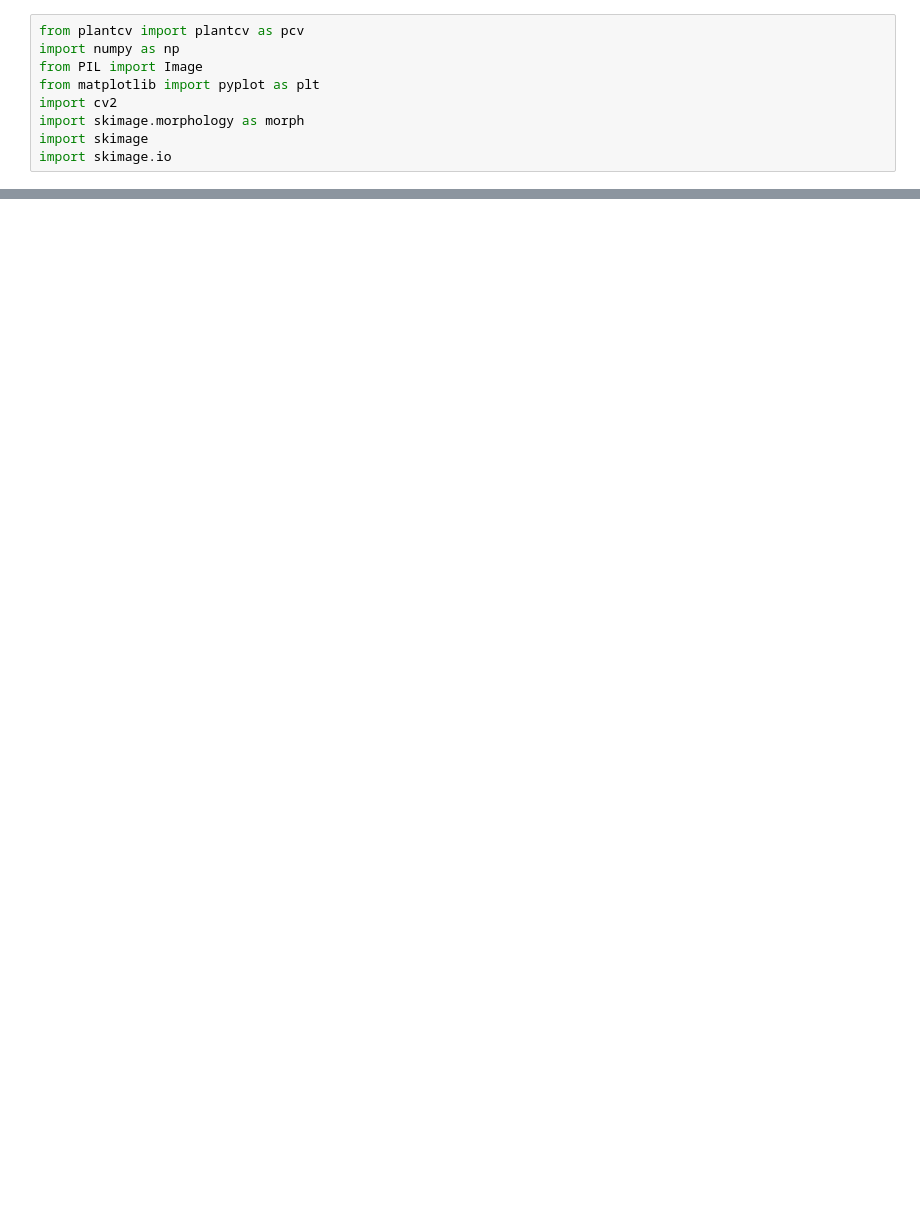
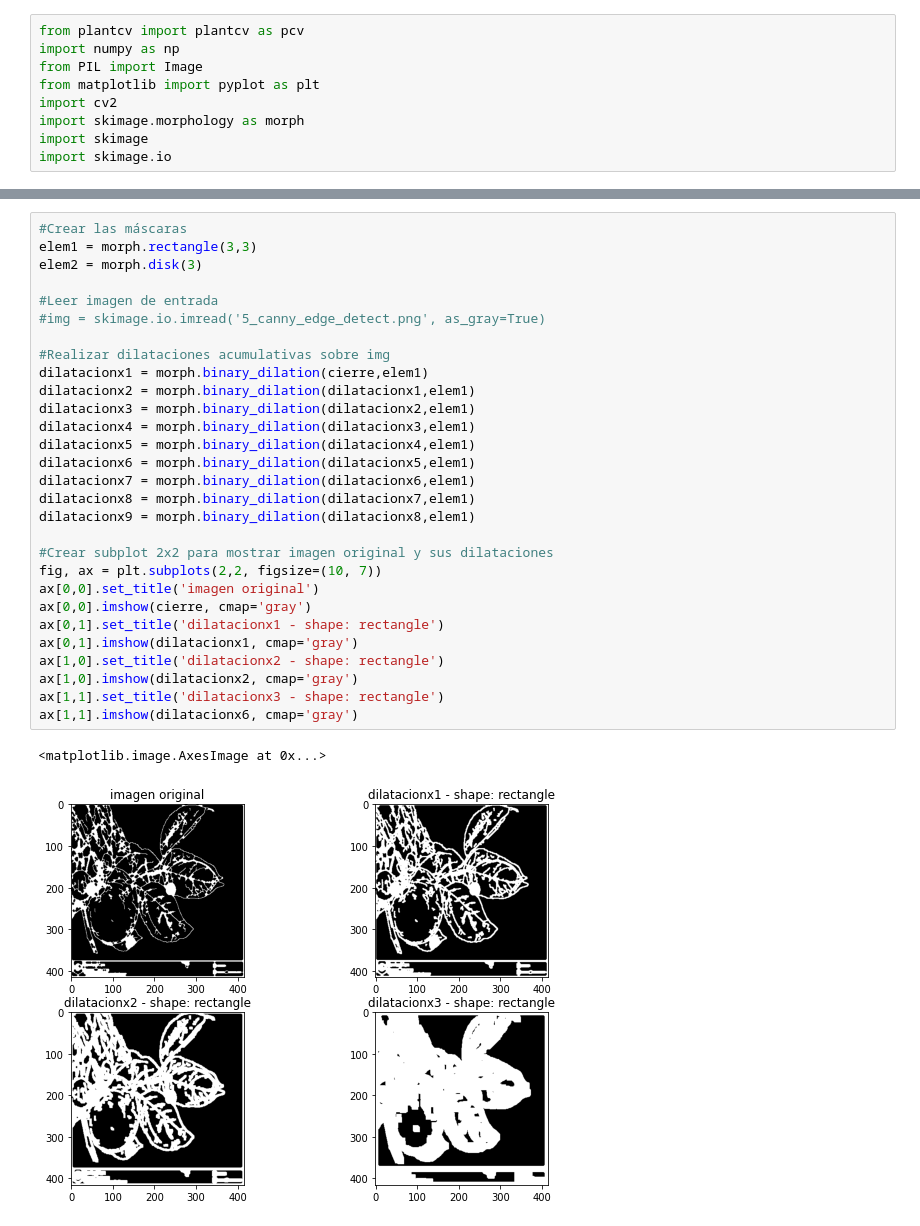
Before and after one commit to aljimenezza/Leaf-Segmentation, a Jupyter notebook: Rafael.ipynb, the cells around one changed output, grey strips where cells are left out. Drawn from its saved outputs; the diff is of its cells as text; blank space fills up the shorter version.

```diff
--- a/Rafael.ipynb
+++ b/Rafael.ipynb
@@ -103,0 +29,32 @@ cv2.destroyAllWindows()
+# %%
+#Crear las máscaras
+elem1 = morph.rectangle(3,3)
+elem2 = morph.disk(3)
+
+#Leer imagen de entrada
+#img = skimage.io.imread('5_canny_edge_detect.png', as_gray=True)
+
+#Realizar dilataciones acumulativas sobre img
+dilatacionx1 = morph.binary_dilation(cierre,elem1)
+dilatacionx2 = morph.binary_dilation(dilatacionx1,elem1)
+dilatacionx3 = morph.binary_dilation(dilatacionx2,elem1)
+dilatacionx4 = morph.binary_dilation(dilatacionx3,elem1)
+dilatacionx5 = morph.binary_dilation(dilatacionx4,elem1)
+dilatacionx6 = morph.binary_dilation(dilatacionx5,elem1)
+dilatacionx7 = morph.binary_dilation(dilatacionx6,elem1)
+dilatacionx8 = morph.binary_dilation(dilatacionx7,elem1)
+dilatacionx9 = morph.binary_dilation(dilatacionx8,elem1)
+
+#Crear subplot 2x2 para mostrar imagen original y sus dilataciones
+fig, ax = plt.subplots(2,2, figsize=(10, 7))
+ax[0,0].set_title('imagen original')
+ax[0,0].imshow(cierre, cmap='gray')
+ax[0,1].set_title('dilatacionx1 - shape: rectangle')
+ax[0,1].imshow(dilatacionx1, cmap='gray')
+ax[1,0].set_title('dilatacionx2 - shape: rectangle')
+ax[1,0].imshow(dilatacionx2, cmap='gray')
+ax[1,1].set_title('dilatacionx3 - shape: rectangle')
+ax[1,1].imshow(dilatacionx6, cmap='gray')
+# %% [output]
+<matplotlib.image.AxesImage at 0x...>
+[figure, added]
```
Also changed, not shown: parts of 9 cells of this notebook, 41 other files.
